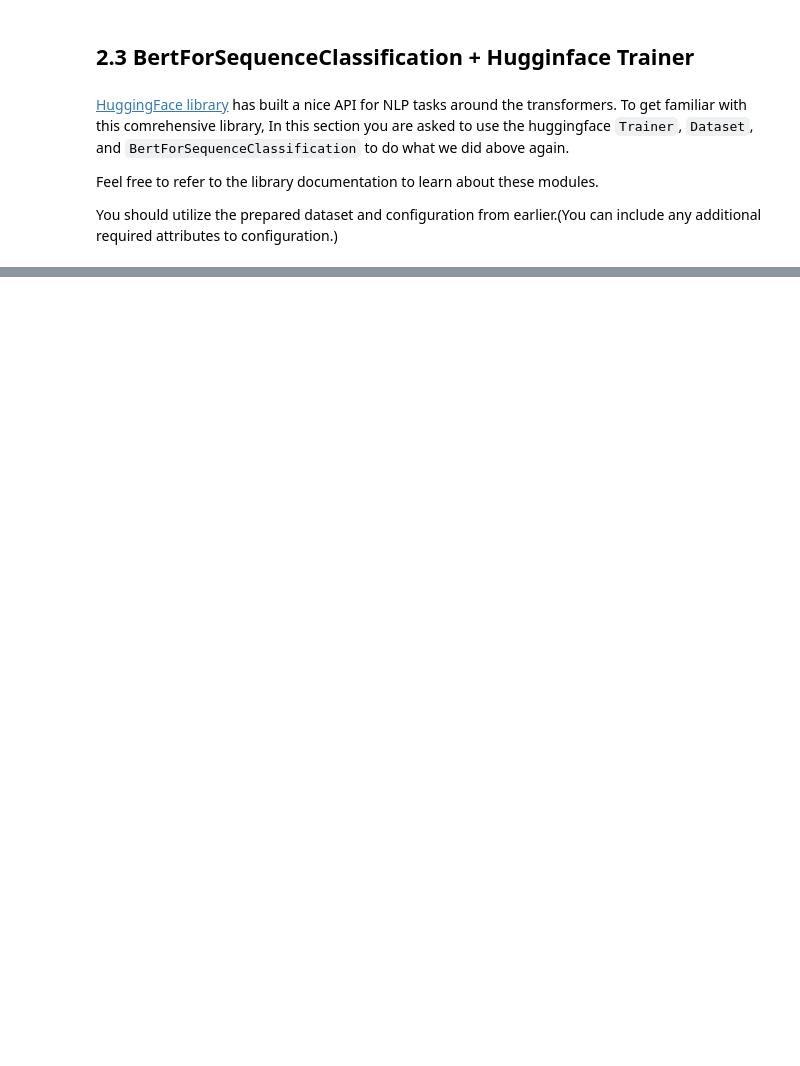
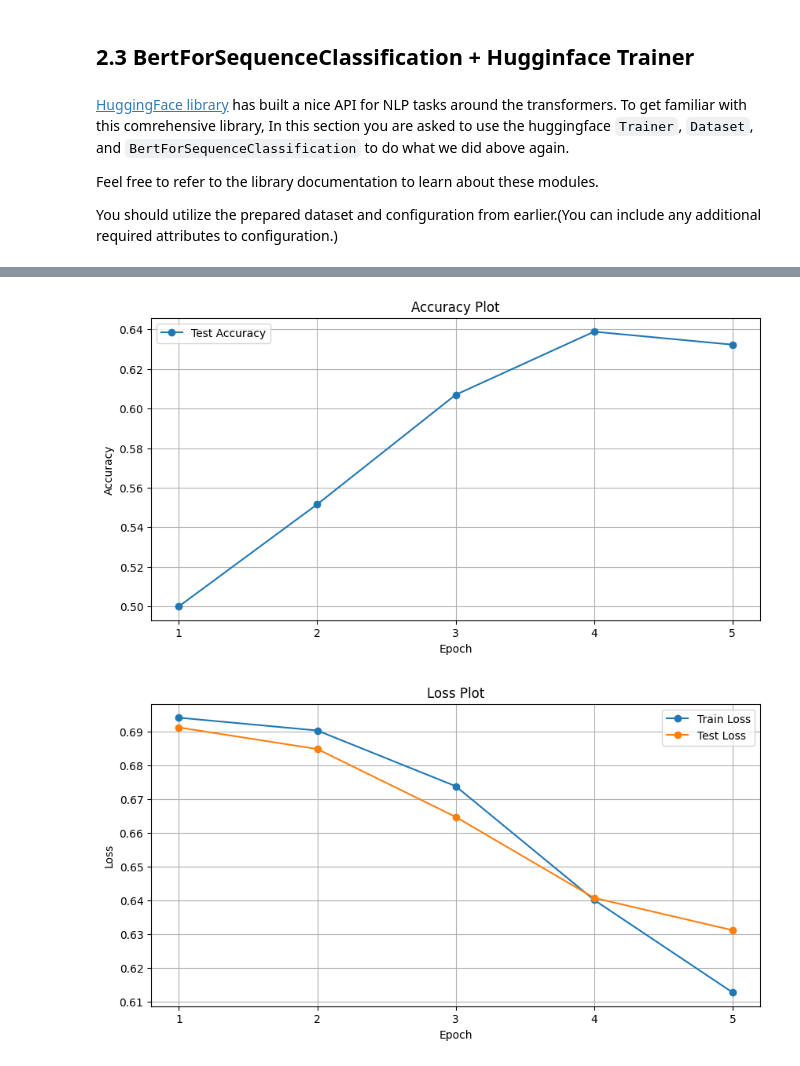
Before and after one commit to sehbeygi79/Bert-MLM-SeqClassification, a Jupyter notebook: Bert-MLM-SeqClassification.ipynb, the cells around one changed output, grey strips where cells are left out. Saved outputs shown, nothing was run; the diff lists cells and outputs as text; code cells hidden in the pictures; blank space fills up the shorter version.

```diff
--- a/Bert-MLM-SeqClassification.ipynb
+++ b/Bert-MLM-SeqClassification.ipynb
@@ -712,0 +762,42 @@ You should utilize the prepared dataset and configuration from earlier.(You can
+# %%
+train_losses = [entry["loss"] for entry in trainer.state.log_history[:-1:2]]
+test_losses = [entry["eval_loss"] for entry in trainer.state.log_history[1:-1:2]]
+test_accs = [entry["eval_accuracy"] for entry in trainer.state.log_history[1:-1:2]]
+
+
+plt.figure(figsize=(10, 5))
+# plt.plot(
+#     range(1, num_epoch + 1), results["train acc"], label="Train Accuracy", marker="o"
+# )
+plt.plot(
+    range(1, num_epoch + 1),
+    test_accs,
+    label="Test Accuracy",
+    marker="o",
+)
+plt.title("Accuracy Plot")
+plt.xlabel("Epoch")
+plt.ylabel("Accuracy")
+plt.xticks(range(1, num_epoch + 1))
+plt.legend()
+plt.grid(True)
+plt.show()
+
+plt.figure(figsize=(10, 5))
+plt.plot(range(1, num_epoch + 1), train_losses, label="Train Loss", marker="o")
+plt.plot(
+    range(1, num_epoch + 1),
+    test_losses,
+    label="Test Loss",
+    marker="o",
+)
+plt.title("Loss Plot")
+plt.xlabel("Epoch")
+plt.ylabel("Loss")
+plt.xticks(range(1, num_epoch + 1))
+plt.legend()
+plt.grid(True)
+plt.show()
+# %% [output]
+[figure, added]
+[figure, added]
```
Also changed, not shown: parts of 10 cells of this notebook.
